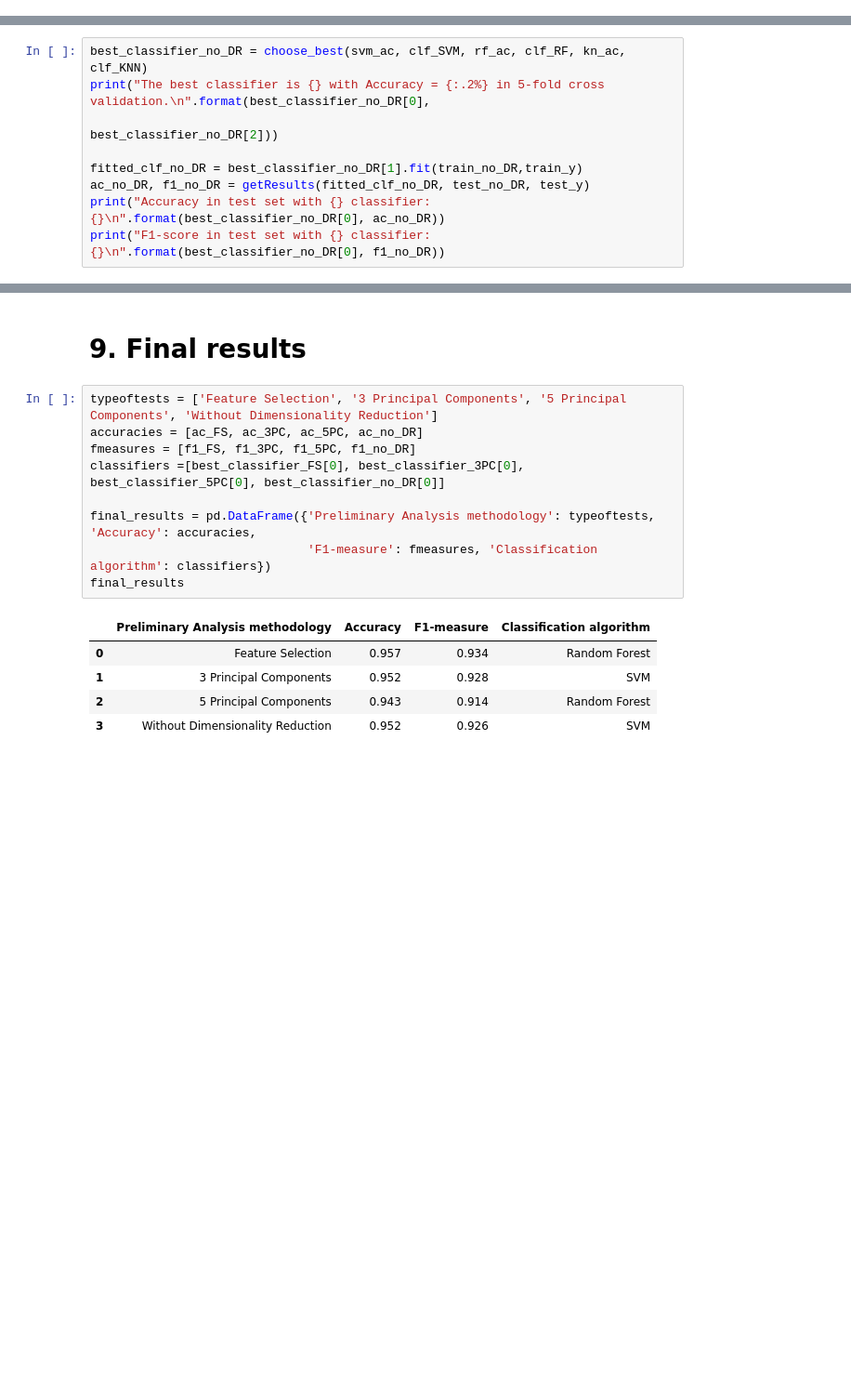
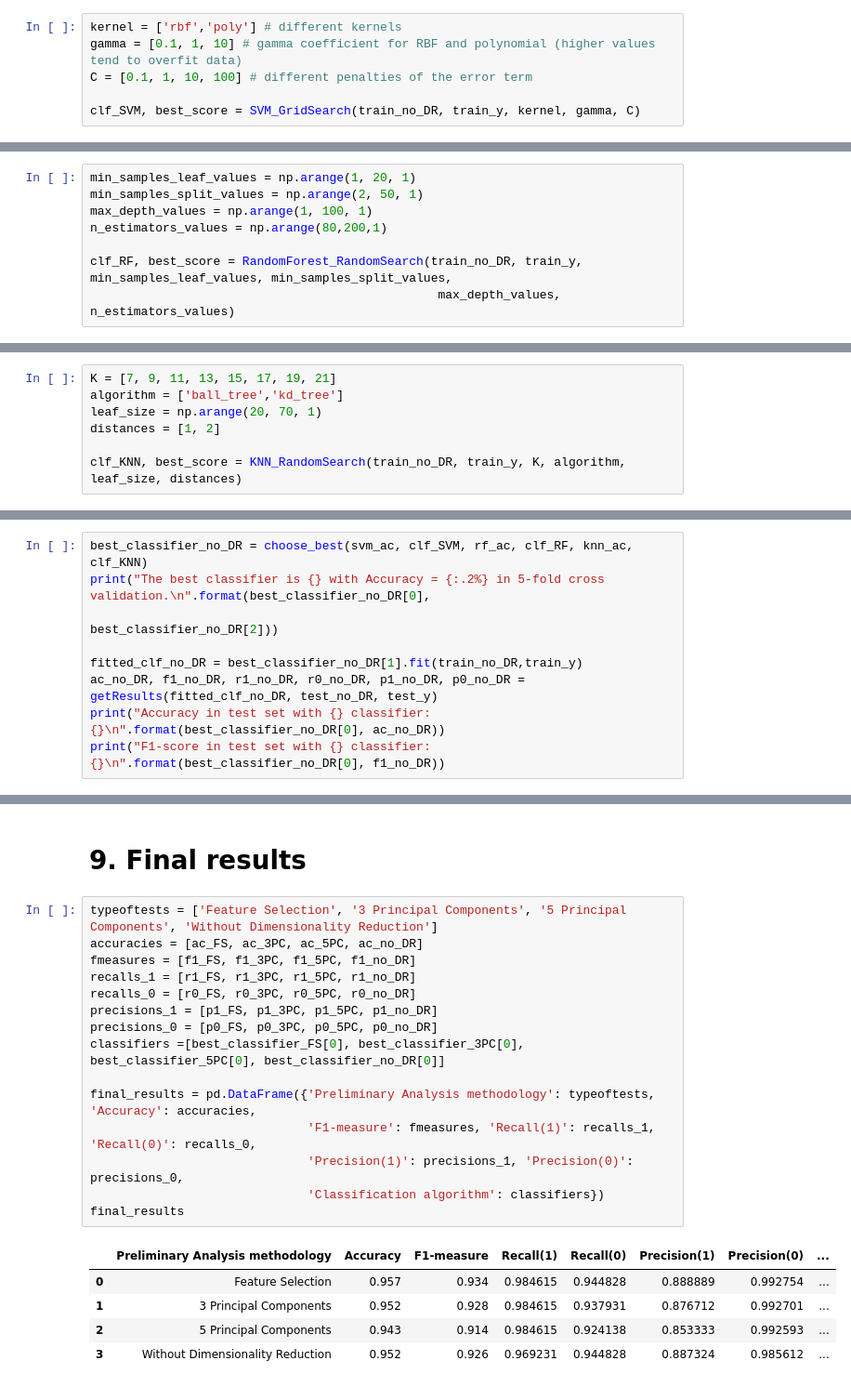
Before and after one commit to AndreGodinho7/Multivariate-Analysis, a Jupyter notebook: 2. Preliminary Analysis/Preliminary Analysis Final.ipynb, the cells around one changed output, grey strips where cells are left out. Shown at 93% size. Cells and saved outputs as stored; diff of their text form; blank space fills up the shorter version.

Commit message:
Recall, precision, codigo estruturado

```diff
--- a/2. Preliminary Analysis/Preliminary Analysis Final.ipynb
+++ b/2. Preliminary Analysis/Preliminary Analysis Final.ipynb
@@ -1129,0 +859,6 @@ Best accuracy = 0.977508 (with 5-fold cross validation).
+# %%
+kernel = ['rbf','poly'] # different kernels
+gamma = [0.1, 1, 10] # gamma coefficient for RBF and polynomial (higher values tend to overfit data)
+C = [0.1, 1, 10, 100] # different penalties of the error term
+
+clf_SVM, best_score = SVM_GridSearch(train_no_DR, train_y, kernel, gamma, C)
@@ -1199,0 +892,8 @@ Best mean accuracy = 0.975467 (with 5-fold cross validation).
+# %%
+min_samples_leaf_values = np.arange(1, 20, 1)
+min_samples_split_values = np.arange(2, 50, 1)
+max_depth_values = np.arange(1, 100, 1)
+n_estimators_values = np.arange(80,200,1)
+
+clf_RF, best_score = RandomForest_RandomSearch(train_no_DR, train_y, min_samples_leaf_values, min_samples_split_values,
+                                                max_depth_values, n_estimators_values)
@@ -1267,0 +922,7 @@ Best accuracy = 0.975467 (with 5-fold cross validation).
+# %%
+K = [7, 9, 11, 13, 15, 17, 19, 21]
+algorithm = ['ball_tree','kd_tree']
+leaf_size = np.arange(20, 70, 1)
+distances = [1, 2]
+
+clf_KNN, best_score = KNN_RandomSearch(train_no_DR, train_y, K, algorithm, leaf_size, distances)
@@ -1273,12 +952,12 @@ SVM mean accuracy in cross-validation: 97.547%
 # %% [markdown]
 ## 8.4. Without a dimensionality reduction method results
 # %%
-best_classifier_no_DR = choose_best(svm_ac, clf_SVM, rf_ac, clf_RF, kn_ac, clf_KNN)
+best_classifier_no_DR = choose_best(svm_ac, clf_SVM, rf_ac, clf_RF, knn_ac, clf_KNN)
 print("The best classifier is {} with Accuracy = {:.2%} in 5-fold cross validation.\n".format(best_classifier_no_DR[0],
                                                                 best_classifier_no_DR[2]))
 
 fitted_clf_no_DR = best_classifier_no_DR[1].fit(train_no_DR,train_y)
-ac_no_DR, f1_no_DR = getResults(fitted_clf_no_DR, test_no_DR, test_y)
+ac_no_DR, f1_no_DR, r1_no_DR, r0_no_DR, p1_no_DR, p0_no_DR = getResults(fitted_clf_no_DR, test_no_DR, test_y)
 print("Accuracy in test set with {} classifier: {}\n".format(best_classifier_no_DR[0], ac_no_DR))
 print("F1-score in test set with {} classifier: {}\n".format(best_classifier_no_DR[0], f1_no_DR))
 # %% [output]
@@ -1301,15 +980,21 @@ __F1-score__ in __test__ set with __SVM__ classifier: __92.6%__.
 # %%
 typeoftests = ['Feature Selection', '3 Principal Components', '5 Principal Components', 'Without Dimensionality Reduction']
 accuracies = [ac_FS, ac_3PC, ac_5PC, ac_no_DR]
 fmeasures = [f1_FS, f1_3PC, f1_5PC, f1_no_DR]
+recalls_1 = [r1_FS, r1_3PC, r1_5PC, r1_no_DR]
+recalls_0 = [r0_FS, r0_3PC, r0_5PC, r0_no_DR]
+precisions_1 = [p1_FS, p1_3PC, p1_5PC, p1_no_DR]
+precisions_0 = [p0_FS, p0_3PC, p0_5PC, p0_no_DR]
 classifiers =[best_classifier_FS[0], best_classifier_3PC[0], best_classifier_5PC[0], best_classifier_no_DR[0]]
 
 final_results = pd.DataFrame({'Preliminary Analysis methodology': typeoftests, 'Accuracy': accuracies,
-                              'F1-measure': fmeasures, 'Classification algorithm': classifiers})
+                              'F1-measure': fmeasures, 'Recall(1)': recalls_1, 'Recall(0)': recalls_0,
+                              'Precision(1)': precisions_1, 'Precision(0)': precisions_0,
+                              'Classification algorithm': classifiers})
 final_results
 # %% [output]
-|  | Preliminary Analysis methodology | Accuracy | F1-measure | Classification algorithm |
-| 0 | Feature Selection | 0.957 | 0.934 | Random Forest |
-| 1 | 3 Principal Components | 0.952 | 0.928 | SVM |
-| 2 | 5 Principal Components | 0.943 | 0.914 | Random Forest |
-| 3 | Without Dimensionality Reduction | 0.952 | 0.926 | SVM |
+|  | Preliminary Analysis methodology | Accuracy | F1-measure | Recall(1) | Recall(0) | Precision(1) | Precision(0) | ... |
+| 0 | Feature Selection | 0.957 | 0.934 | 0.984615 | 0.944828 | 0.888889 | 0.992754 | ... |
+| 1 | 3 Principal Components | 0.952 | 0.928 | 0.984615 | 0.937931 | 0.876712 | 0.992701 | ... |
+| 2 | 5 Principal Components | 0.943 | 0.914 | 0.984615 | 0.924138 | 0.853333 | 0.992593 | ... |
+| 3 | Without Dimensionality Reduction | 0.952 | 0.926 | 0.969231 | 0.944828 | 0.887324 | 0.985612 | ... |
```
Also changed, not shown: parts of 41 cells of this notebook.
